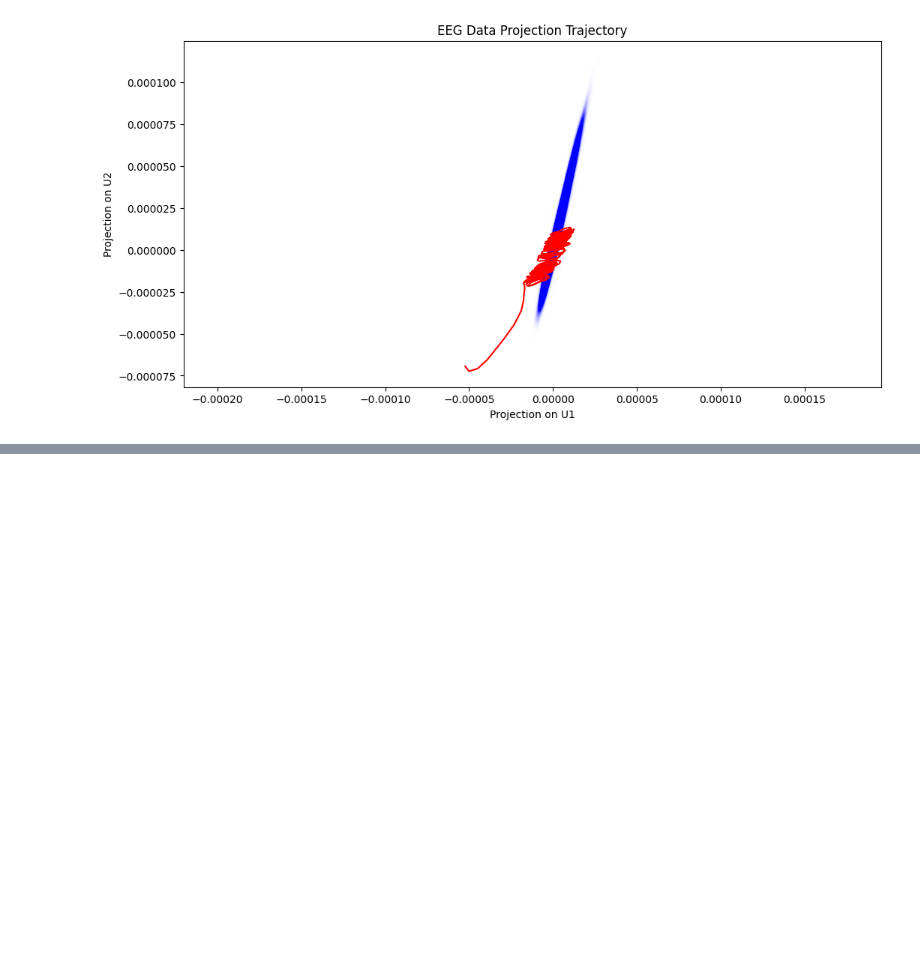
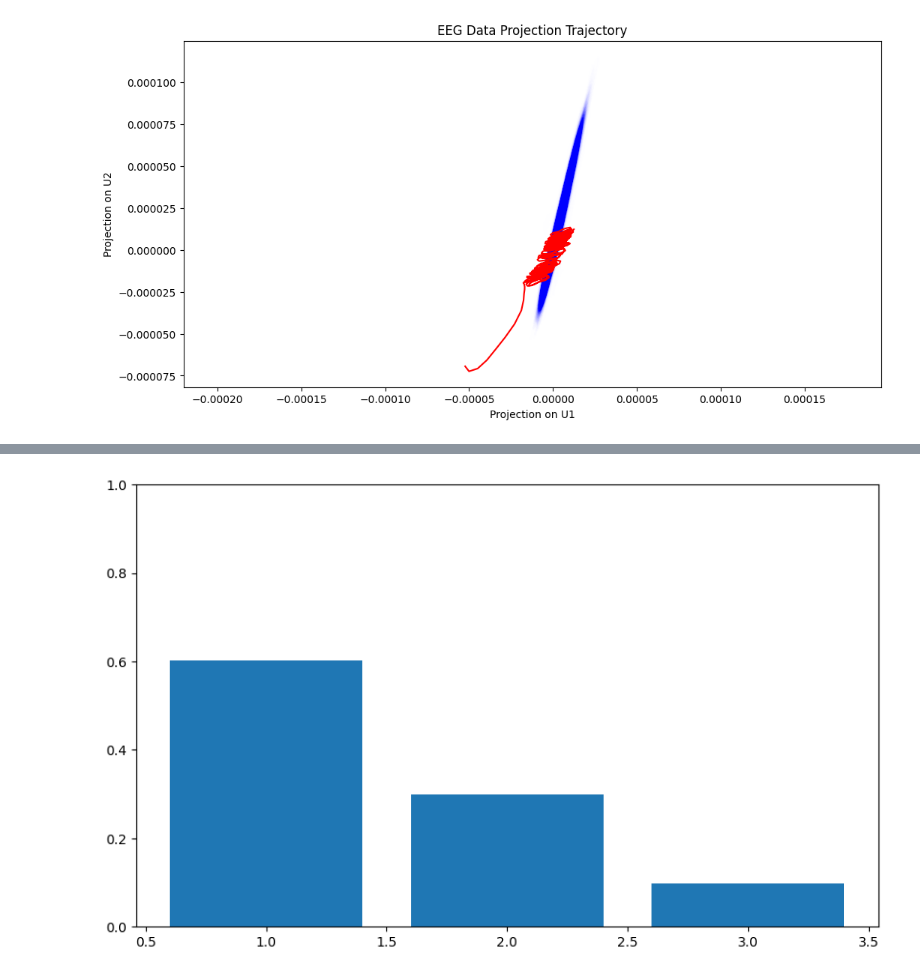
Before and after one commit to allshaks/eeg_llm, a Jupyter notebook: noel_svd.ipynb, the cells around one changed output, grey strips where cells are left out. Cells and saved outputs as stored; diff of their text form; code cells hidden in the pictures; blank space fills up the shorter version.

```diff
--- a/noel_svd.ipynb
+++ b/noel_svd.ipynb
@@ -183,0 +198,14 @@ plt.show()
+# %%
+# get the importance of eigenvalues for KernelPCA, note that the explained variance ratio cannot be computed explitely, since the kernel matrix does not correspond to the covariance matrix
+kpca = KernelPCA(kernel='rbf', n_components=3)
+kpca.fit(avg_data.T)
+
+lambdas = kpca.eigenvalues_
+explained_variance_ratio = lambdas / np.sum(lambdas)
+
+plt.figure(figsize=(10, 6))
+plt.bar(range(1, len(explained_variance_ratio) + 1), explained_variance_ratio, align='center')
+plt.ylim(0, 1)
+plt.show()
+# %% [output]
+[figure, added]
```
Also changed, not shown: parts of 7 cells of this notebook.
